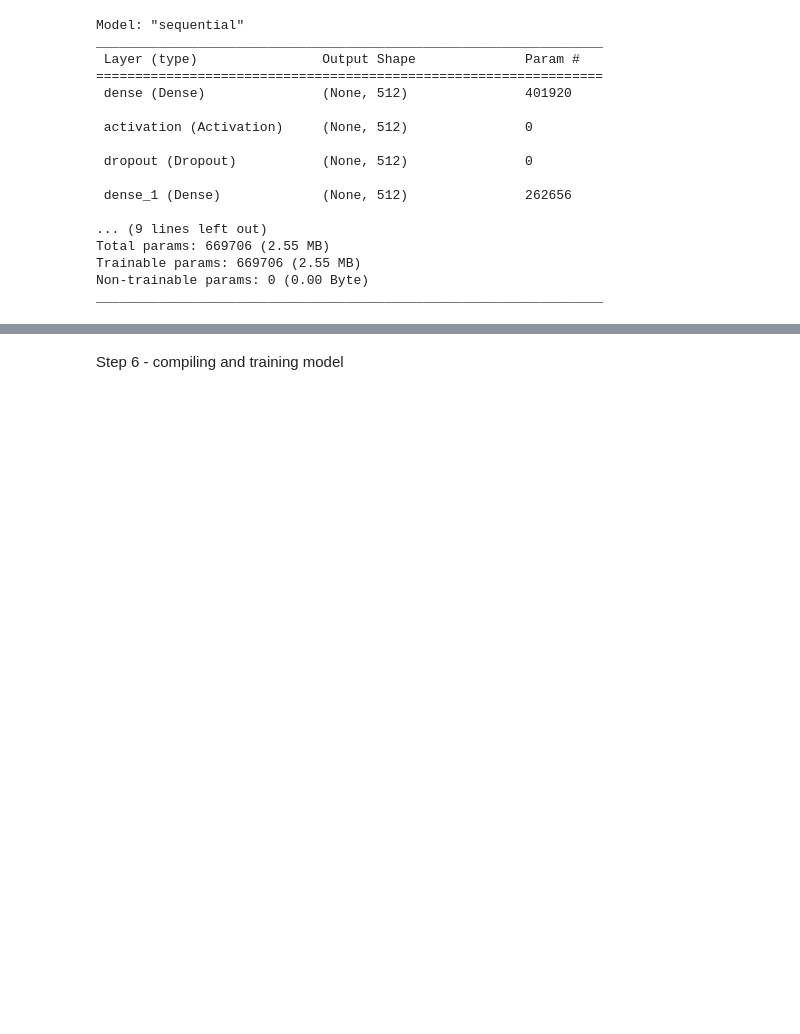
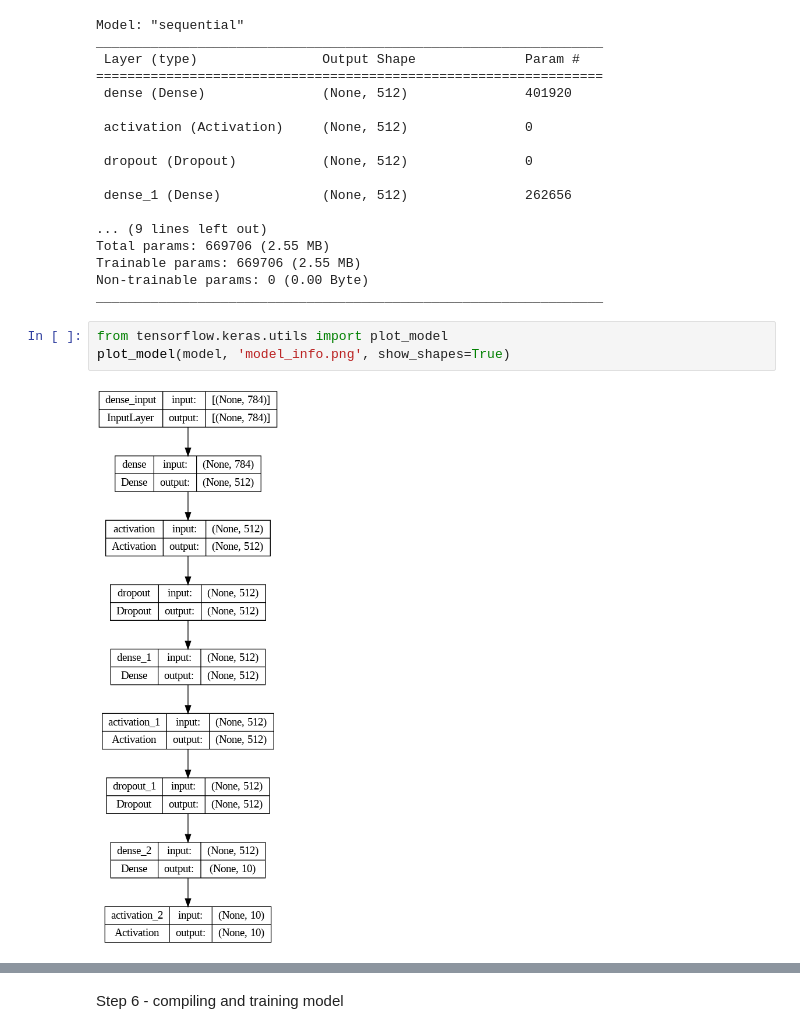
Before and after one commit to adalbertii/Modele---klasyfikacyjne, a Jupyter notebook: digit_recognition_case.ipynb, the cells around one changed output, grey strips where cells are left out. Drawn from its saved outputs; the diff is of its cells as text; blank space fills up the shorter version.

```diff
--- a/digit_recognition_case.ipynb
+++ b/digit_recognition_case.ipynb
@@ -201,6 +203,11 @@ Total params: 669706 (2.55 MB)
 Trainable params: 669706 (2.55 MB)
 Non-trainable params: 0 (0.00 Byte)
 _________________________________________________________________
+# %%
+from tensorflow.keras.utils import plot_model
+plot_model(model, 'model_info.png', show_shapes=True)
+# %% [output]
+[figure, added]
 # %%
 # zapis topologii modelu do struktury JSON
 json_m = model.to_json()
```
Also changed, not shown: parts of 18 cells of this notebook.
